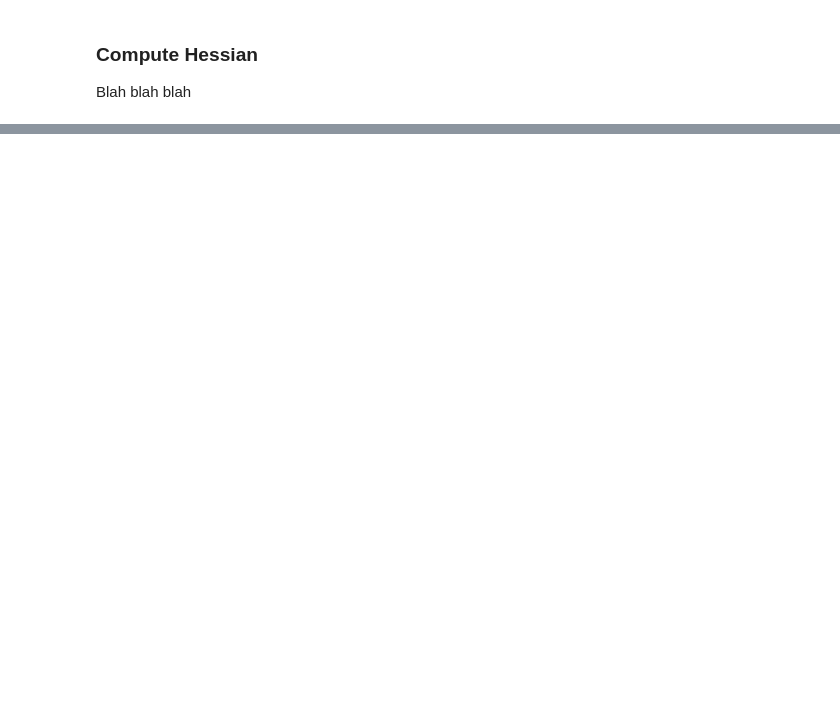
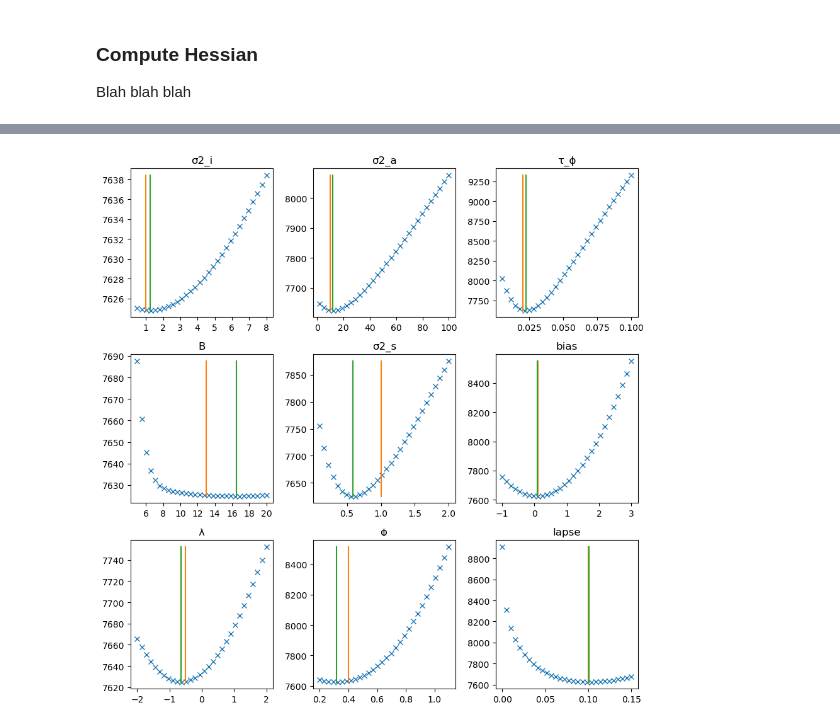
Before and after one commit to Brody-Lab/PulseInputDDM.jl, a Jupyter notebook: examples/choice model/recover_choice_model_converge.ipynb, the cells around one changed output, grey strips where cells are left out. Drawn from its saved outputs; the diff is of its cells as text; code cells hidden in the pictures; blank space fills up the shorter version.

```diff
--- a/examples/choice model/recover_choice_model_converge.ipynb
+++ b/examples/choice model/recover_choice_model_converge.ipynb
@@ -110,0 +225,12 @@ hcat(collect(Flatten.flatten(model.θ)), collect(Flatten.flatten(θ_syn)))
+# %%
+αs = [range(0.5,stop=8,length=30),
+    range(5,stop=20,length=30),
+    range(-2,stop=2.,length=30),
+    range(2,stop=100,length=30),
+    range(0.1,stop=2.,length=30),
+    range(0.2,stop=1.1,length=30),
+    range(0.005,stop=0.1,length=30),
+    range(-1.,stop=3,length=30),
+    range(0.0,stop=0.15,length=30)];
+# %%
+x_syn = collect(Flatten.flatten(θ_syn))
@@ -110,0 +248,2 @@ hcat(collect(Flatten.flatten(model.θ)), collect(Flatten.flatten(θ_syn)))
+# %%
+x_mLL = collect(Flatten.flatten(model.θ))
@@ -110,0 +261,2 @@ hcat(collect(Flatten.flatten(model.θ)), collect(Flatten.flatten(θ_syn)))
+# %%
+LL_scan = map(i-> map(x-> ℓℓ(vcat(x_mLL[1:i-1], x, x_mLL[i+1:end]), model), αs[i]), 1:9);
@@ -110,0 +265,27 @@ hcat(collect(Flatten.flatten(model.θ)), collect(Flatten.flatten(θ_syn)))
+# %%
+num_rows, num_cols = 3,3
+fig, ax = subplots(num_rows, num_cols, figsize=(9,9))
+name = ["σ2_i", "B", "λ", "σ2_a", "σ2_s", "ϕ", "τ_ϕ", "bias", "lapse"]
+
+for i in 1:9
+
+    ax[i].plot(αs[i], LL_scan[i], "x")
+    ax[i].set_title(name[i])
+    ax[i].plot(x_syn[i]*ones(100), range(minimum(LL_scan[i]), stop=maximum(LL_scan[i]), length=100))
+    ax[i].plot(x_mLL[i]*ones(100), range(minimum(LL_scan[i]), stop=maximum(LL_scan[i]), length=100))
+
+    if i == 4
+        ax[i].set_xticks(0:20:100)
+    elseif i == 1
+        ax[i].set_xticks(1:1:8)
+    elseif i == 2
+        ax[i].set_xticks(6:2:20)
+    elseif i == 5
+        ax[i].set_xticks(0.5:0.5:2)
+    end
+
+end
+
+tight_layout()
+# %% [output]
+[figure, added]
```
Also changed, not shown: parts of 33 cells of this notebook, 2 other files.
